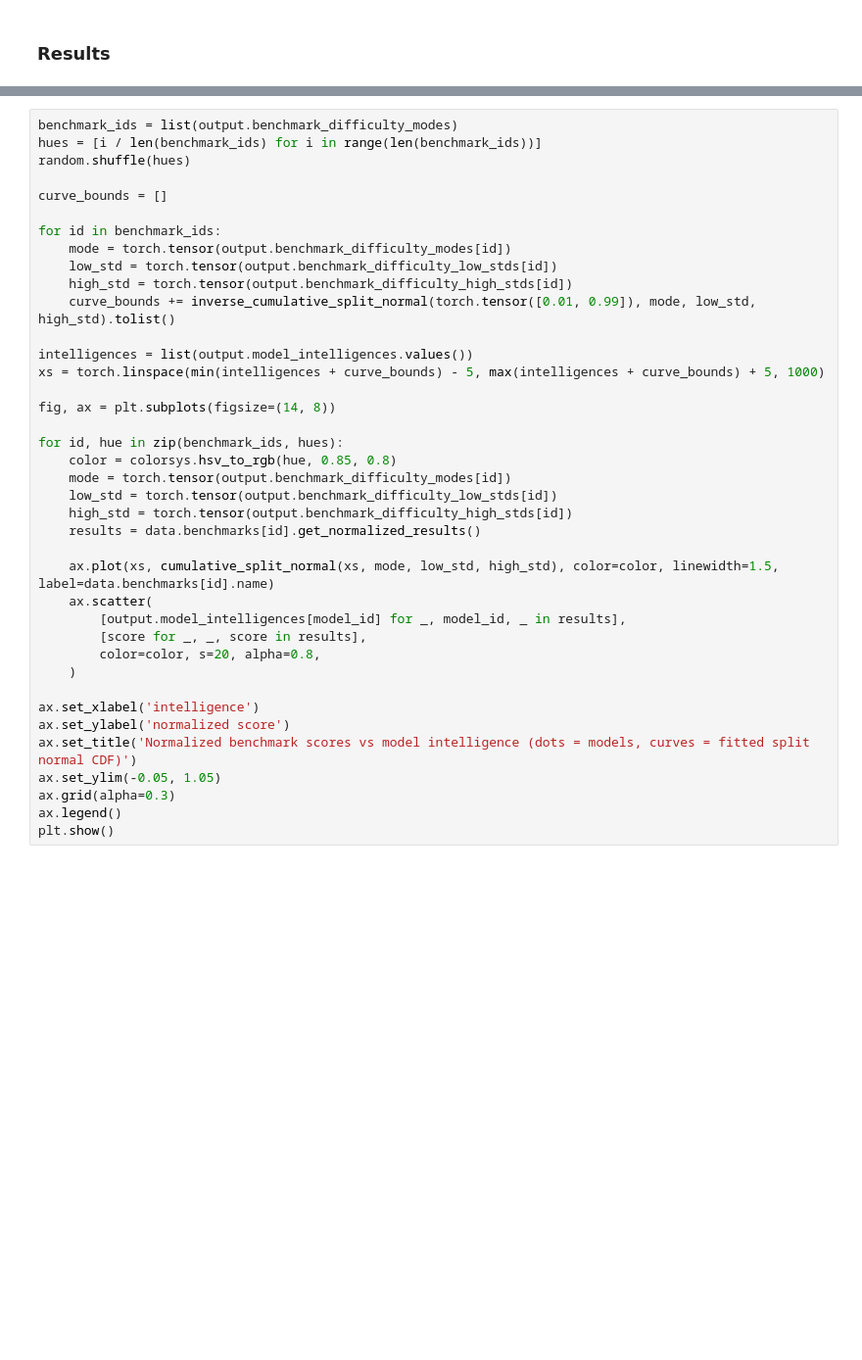
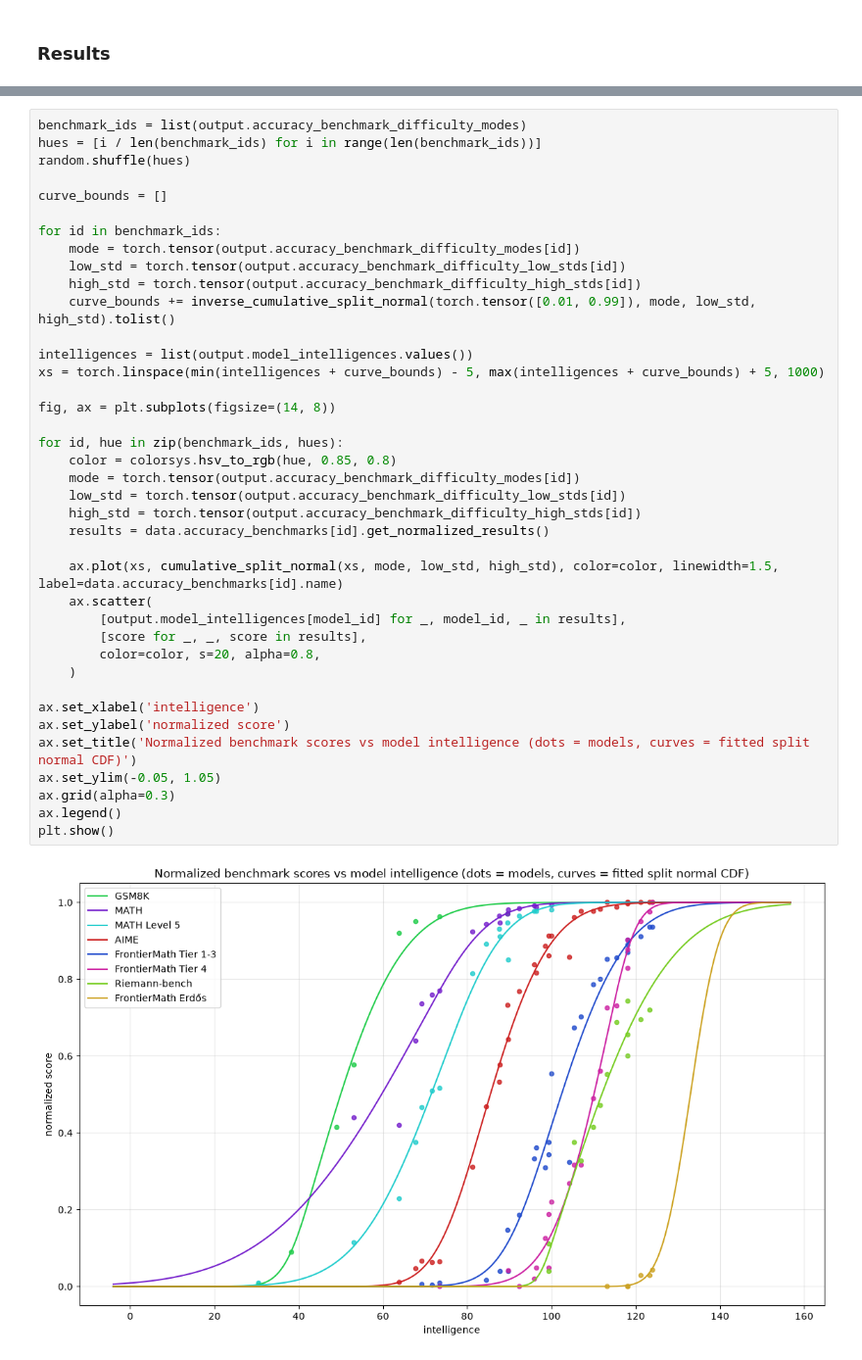
Before and after one commit to angeluriot/LLM_index, a Jupyter notebook: main.ipynb, the cells around one changed output, grey strips where cells are left out. Shown at 98% size. Cells and saved outputs as stored; diff of their text form; blank space fills up the shorter version.

```diff
--- a/main.ipynb
+++ b/main.ipynb
@@ -77,42 +91,44 @@ plt.show()
 # %%
-benchmark_ids = list(output.benchmark_difficulty_modes)
+benchmark_ids = list(output.accuracy_benchmark_difficulty_modes)
 hues = [i / len(benchmark_ids) for i in range(len(benchmark_ids))]
 random.shuffle(hues)
 
 curve_bounds = []
 
 for id in benchmark_ids:
-	mode = torch.tensor(output.benchmark_difficulty_modes[id])
-	low_std = torch.tensor(output.benchmark_difficulty_low_stds[id])
-	high_std = torch.tensor(output.benchmark_difficulty_high_stds[id])
+	mode = torch.tensor(output.accuracy_benchmark_difficulty_modes[id])
+	low_std = torch.tensor(output.accuracy_benchmark_difficulty_low_stds[id])
+	high_std = torch.tensor(output.accuracy_benchmark_difficulty_high_stds[id])
 	curve_bounds += inverse_cumulative_split_normal(torch.tensor([0.01, 0.99]), mode, low_std, high_std).tolist()
 
 intelligences = list(output.model_intelligences.values())
 xs = torch.linspace(min(intelligences + curve_bounds) - 5, max(intelligences + curve_bounds) + 5, 1000)
 
 fig, ax = plt.subplots(figsize=(14, 8))
 
 for id, hue in zip(benchmark_ids, hues):
 	color = colorsys.hsv_to_rgb(hue, 0.85, 0.8)
-	mode = torch.tensor(output.benchmark_difficulty_modes[id])
-	low_std = torch.tensor(output.benchmark_difficulty_low_stds[id])
-	high_std = torch.tensor(output.benchmark_difficulty_high_stds[id])
-	results = data.benchmarks[id].get_normalized_results()
+	mode = torch.tensor(output.accuracy_benchmark_difficulty_modes[id])
+	low_std = torch.tensor(output.accuracy_benchmark_difficulty_low_stds[id])
+	high_std = torch.tensor(output.accuracy_benchmark_difficulty_high_stds[id])
+	results = data.accuracy_benchmarks[id].get_normalized_results()
 
-	ax.plot(xs, cumulative_split_normal(xs, mode, low_std, high_std), color=color, linewidth=1.5, label=data.benchmarks[id].name)
+	ax.plot(xs, cumulative_split_normal(xs, mode, low_std, high_std), color=color, linewidth=1.5, label=data.accuracy_benchmarks[id].name)
 	ax.scatter(
 		[output.model_intelligences[model_id] for _, model_id, _ in results],
 		[score for _, _, score in results],
 		color=color, s=20, alpha=0.8,
 	)
 
 ax.set_xlabel('intelligence')
 ax.set_ylabel('normalized score')
 ax.set_title('Normalized benchmark scores vs model intelligence (dots = models, curves = fitted split normal CDF)')
 ax.set_ylim(-0.05, 1.05)
 ax.grid(alpha=0.3)
 ax.legend()
 plt.show()
+# %% [output]
+[figure, added]
 # %%
 milestone_ids = list(output.milestone_difficulties)
 milestone_results = data.get_milestone_results()
```
Also changed, not shown: parts of 6 cells of this notebook, 13 other files.
